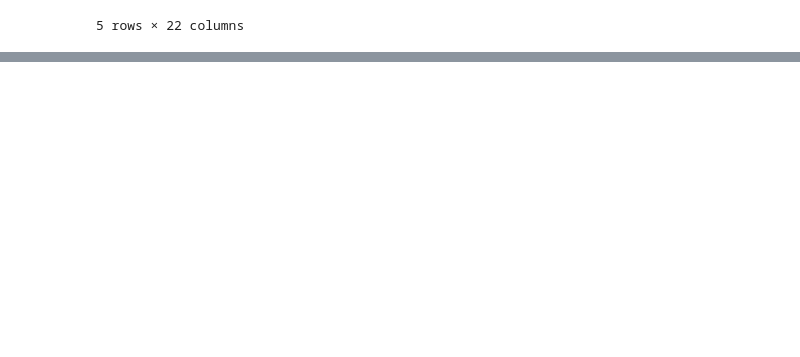
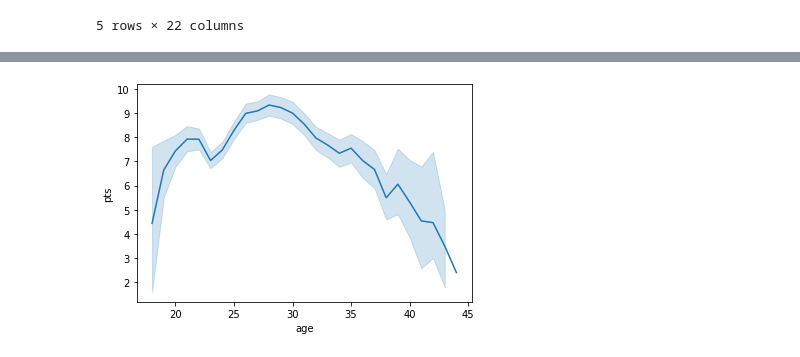
Before and after one commit to rommeljpadilla/project2, a Jupyter notebook: Project_2.ipynb, the cells around one changed output, grey strips where cells are left out. Cells and saved outputs as stored; diff of their text form; code cells hidden in the pictures; blank space fills up the shorter version.

```diff
--- a/Project_2.ipynb
+++ b/Project_2.ipynb
@@ -140,0 +180,7 @@ budget seems like a very important feature but it is the column missing the mmos
+# %%
+
+sns.lineplot(data=df, x="age", y="pts");
+
+#This indicates that an NBA's prime years in terms of points appears to be 27-29yrs old
+# %% [output]
+[figure, added]
```
Also changed, not shown: parts of 22 cells of this notebook.
